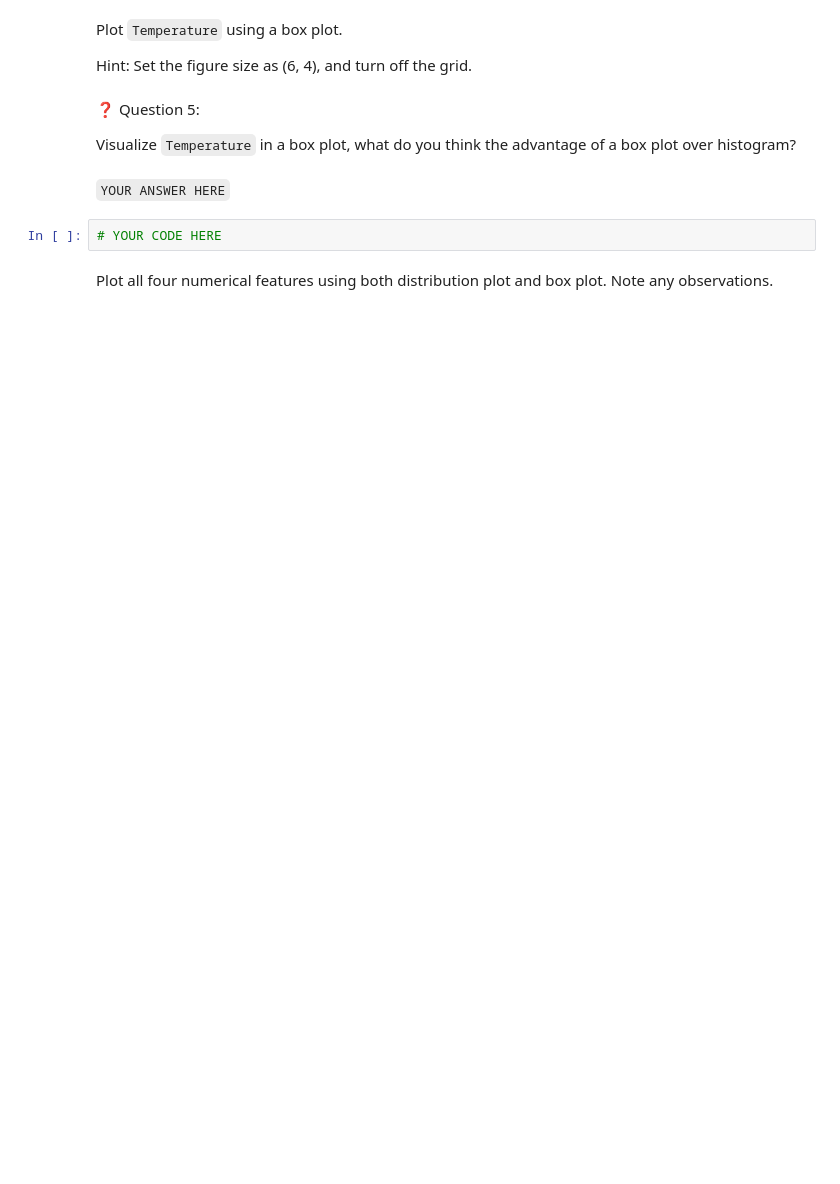
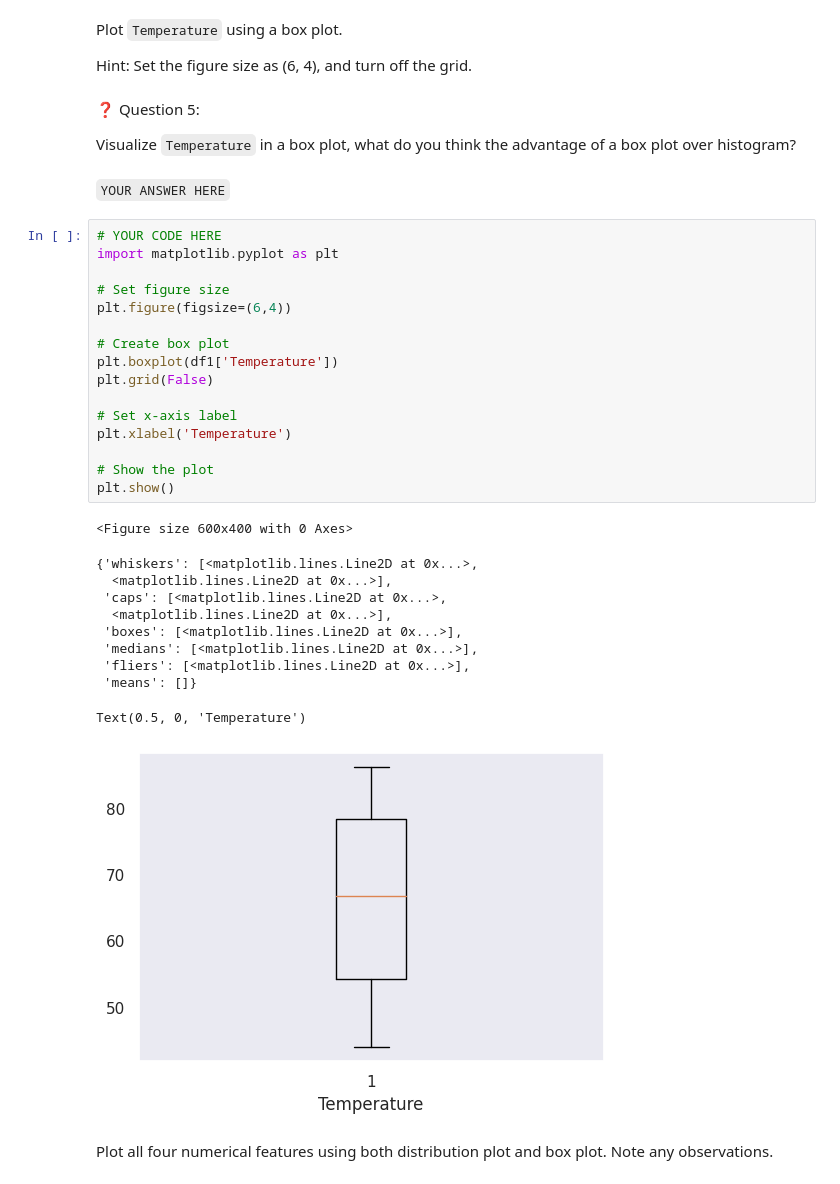
Before and after one commit to skflwright/FourthBrain, a Jupyter notebook: assignments/week-04-data-eng-airflow/nb/walmart-sales-data.ipynb, the cells around one changed output. Saved outputs shown, nothing was run; the diff lists cells and outputs as text; blank space fills up the shorter version.

```diff
--- a/assignments/week-04-data-eng-airflow/nb/walmart-sales-data.ipynb
+++ b/assignments/week-04-data-eng-airflow/nb/walmart-sales-data.ipynb
@@ -356,8 +587,34 @@ Hint: Set the figure size as (6, 4), and turn off the grid.
 Visualize `Temperature` in a box plot, what do you think the advantage of a box plot over histogram?
 # %% [markdown]
 `YOUR ANSWER HERE`
-# %%
-# YOUR CODE HERE
+# %%
+# YOUR CODE HERE
+import matplotlib.pyplot as plt
+
+# Set figure size
+plt.figure(figsize=(6,4))
+
+# Create box plot
+plt.boxplot(df1['Temperature'])
+plt.grid(False)
+
+# Set x-axis label
+plt.xlabel('Temperature')
+
+# Show the plot
+plt.show()
+# %% [output]
+<Figure size 600x400 with 0 Axes>
+{'whiskers': [<matplotlib.lines.Line2D at 0x...>,
+  <matplotlib.lines.Line2D at 0x...>],
+ 'caps': [<matplotlib.lines.Line2D at 0x...>,
+  <matplotlib.lines.Line2D at 0x...>],
+ 'boxes': [<matplotlib.lines.Line2D at 0x...>],
+ 'medians': [<matplotlib.lines.Line2D at 0x...>],
+ 'fliers': [<matplotlib.lines.Line2D at 0x...>],
+ 'means': []}
+Text(0.5, 0, 'Temperature')
+[figure, added]
 # %% [markdown]
 Plot all four numerical features using both distribution plot and box plot. Note any observations.
 # %%
```
Also changed, not shown: parts of 89 cells of this notebook, 8 other files.
